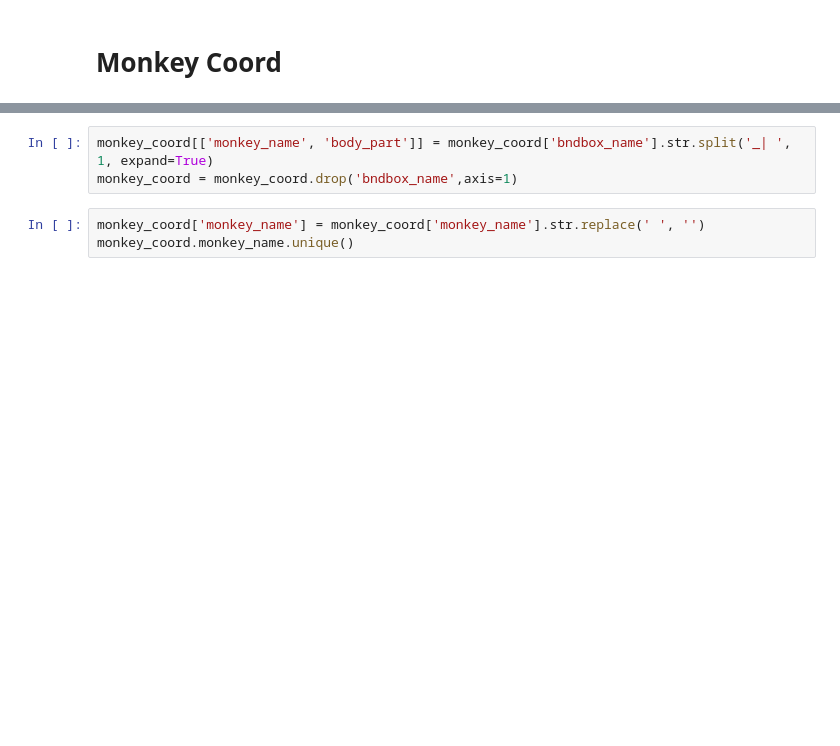
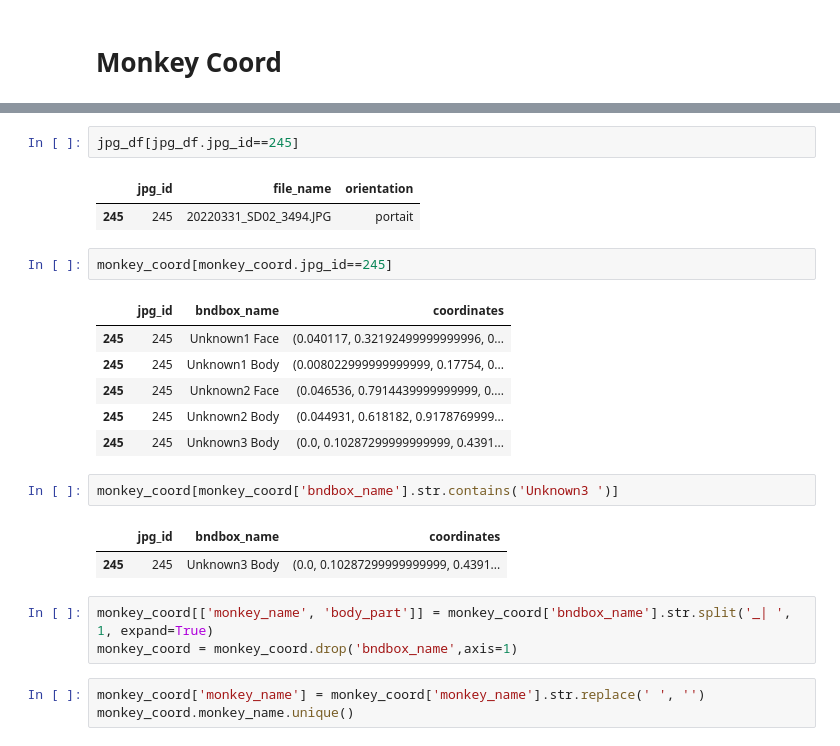
Before and after one commit to julie0924/PhotoMetadata, a Jupyter notebook: json/ReadingJSON.ipynb, the cells around one changed output, grey strips where cells are left out. Saved outputs shown, nothing was run; the diff lists cells and outputs as text; blank space fills up the shorter version.

```diff
--- a/json/ReadingJSON.ipynb
+++ b/json/ReadingJSON.ipynb
@@ -198,3 +257,22 @@ array(['DF2I_Face', 'DF2I_Body', '7124_Body', '110E_Body', '7124_Face',
+# %%
+jpg_df[jpg_df.jpg_id==245]
+# %% [output]
+|  | jpg_id | file_name | orientation |
+| 245 | 245 | 20220331_SD02_3494.JPG | portait |
+# %%
+monkey_coord[monkey_coord.jpg_id==245]
+# %% [output]
+|  | jpg_id | bndbox_name | coordinates |
+| 245 | 245 | Unknown1 Face | (0.040117, 0.32192499999999996, 0... |
+| 245 | 245 | Unknown1 Body | (0.008022999999999999, 0.17754, 0... |
+| 245 | 245 | Unknown2 Face | (0.046536, 0.7914439999999999, 0.... |
+| 245 | 245 | Unknown2 Body | (0.044931, 0.618182, 0.9178769999... |
+| 245 | 245 | Unknown3 Body | (0.0, 0.10287299999999999, 0.4391... |
+# %%
+monkey_coord[monkey_coord['bndbox_name'].str.contains('Unknown3 ')]
+# %% [output]
+|  | jpg_id | bndbox_name | coordinates |
+| 245 | 245 | Unknown3 Body | (0.0, 0.10287299999999999, 0.4391... |
 # %%
 monkey_coord[['monkey_name', 'body_part']] = monkey_coord['bndbox_name'].str.split('_| ', 1, expand=True)
 monkey_coord = monkey_coord.drop('bndbox_name',axis=1)
```
Also changed, not shown: parts of 9 cells of this notebook, 50 other files.
